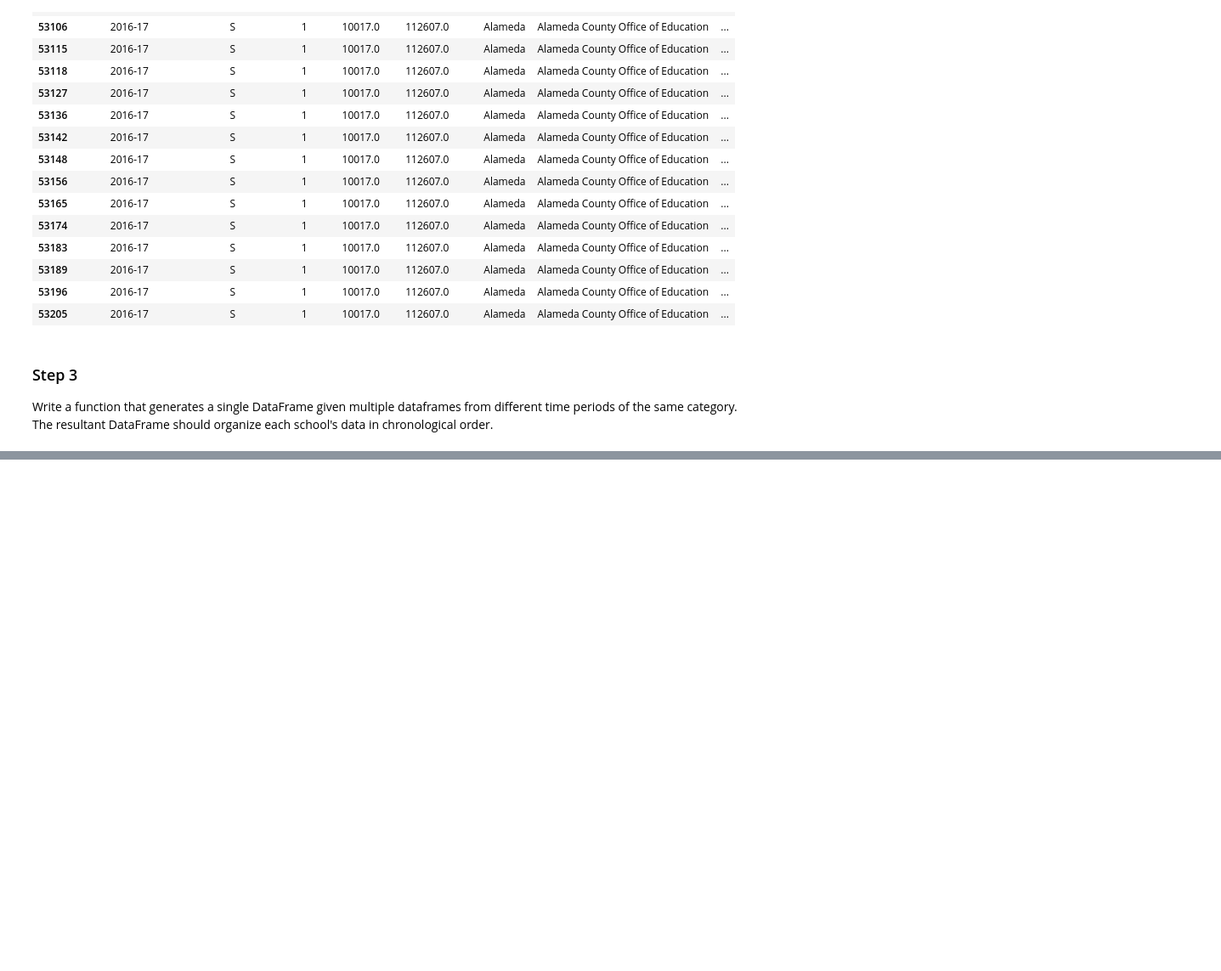
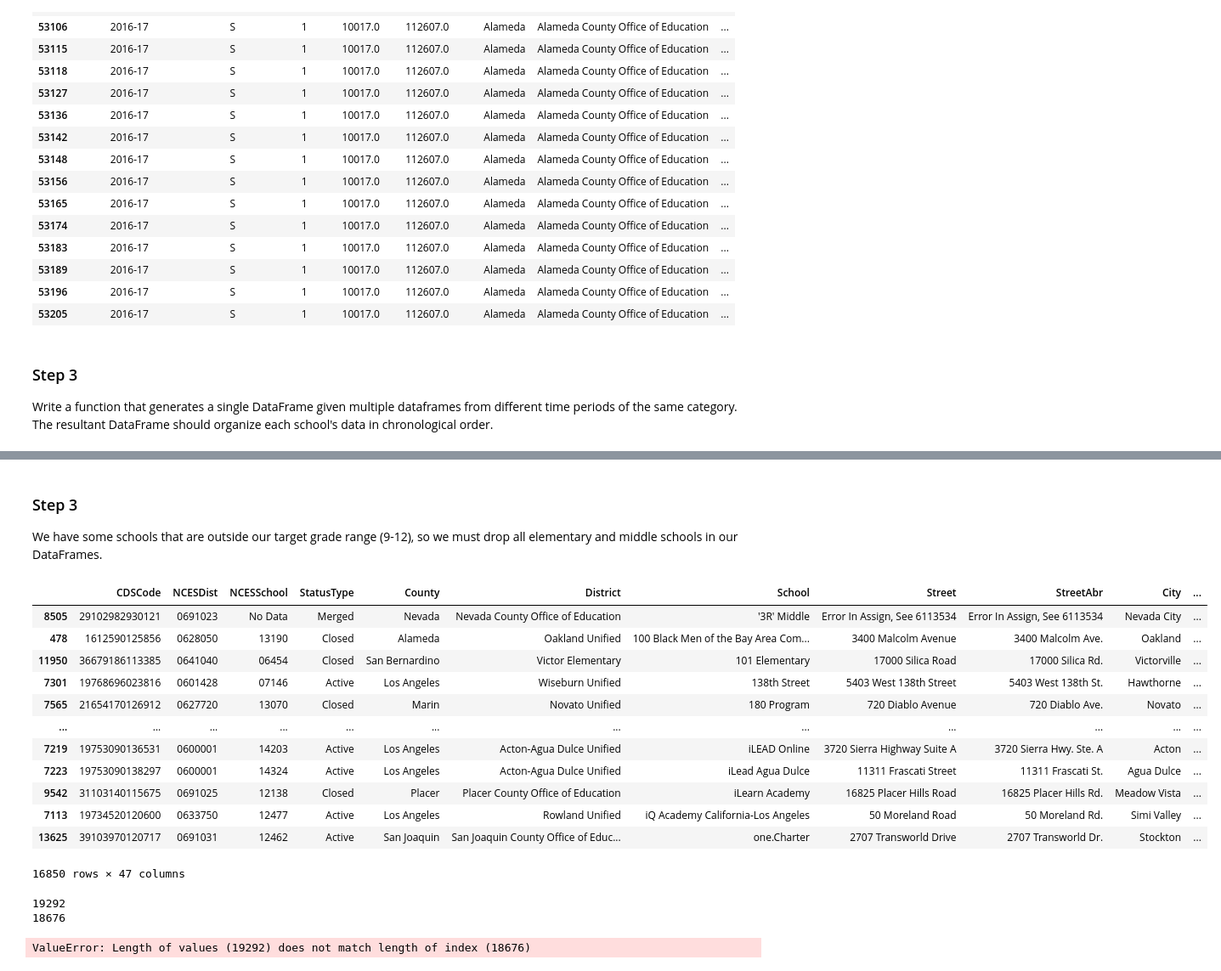
Before and after one commit to npcrites/california-school-analysis, a Jupyter notebook: Preprocessing.ipynb, the cells around one changed output, grey strips where cells are left out. Shown at 85% size. Cells and saved outputs as stored; diff of their text form; code cells hidden in the pictures; blank space fills up the shorter version.

```diff
--- a/Preprocessing.ipynb
+++ b/Preprocessing.ipynb
@@ -143,0 +159,9 @@ Write a function that generates a single DataFrame given multiple dataframes fro
+# %%
+test_merge = merge_df(new_df1,new_df2)
+#drop empty values
+misfitSchoolNames = []
+for i, col in enumerate(test_merge['SchoolName']):
+    if col  == 'No Data' or col == 0:
+        misfitSchoolNames.append(i)
+test_merge = test_merge.drop(misfitSchoolNames,axis = 0)
+test_merge
@@ -143,0 +182,35 @@ Write a function that generates a single DataFrame given multiple dataframes fro
+# %% [markdown]
+### Step 3
+We have some schools that are outside our target grade range (9-12), so we must drop all elementary and middle schools in our DataFrames.
+# %%
+#call read_text_file function on all public school types (2021)
+df_21schools = read_text_file("./txt_files/school_type_txt_files/pubschls.txt")
+# %%
+#drop rows that do not have unique school name
+misfitSchoolCodes = []
+for i, col in enumerate(df_21schools['School']):
+    if col  == 'No Data' or col == 0:
+        misfitSchoolCodes.append(i)
+df_21schools = df_21schools.drop(misfitSchoolCodes,axis = 0)
+# %%
+#sort dataframe in ascending alphabetical order
+def alphabetize_df(df):
+    df = df.sort_values('School', ascending=True)
+    return df
+# %%
+ordered_21Schools = alphabetize_df(df_21schools)
+ordered_21Schools
+# %% [output]
+|  | CDSCode | NCESDist | NCESSchool | StatusType | County | District | School | Street | StreetAbr | City | ... |
+| 8505 | 29102982930121 | 0691023 | No Data | Merged | Nevada | Nevada County Office of Education | '3R' Middle | Error In Assign, See 6113534 | Error In Assign, See 6113534 | Nevada City | ... |
+| 478 | 1612590125856 | 0628050 | 13190 | Closed | Alameda | Oakland Unified | 100 Black Men of the Bay Area Com... | 3400 Malcolm Avenue | 3400 Malcolm Ave. | Oakland | ... |
+| 11950 | 36679186113385 | 0641040 | 06454 | Closed | San Bernardino | Victor Elementary | 101 Elementary | 17000 Silica Road | 17000 Silica Rd. | Victorville | ... |
+| 7301 | 19768696023816 | 0601428 | 07146 | Active | Los Angeles | Wiseburn Unified | 138th Street | 5403 West 138th Street | 5403 West 138th St. | Hawthorne | ... |
+| 7565 | 21654170126912 | 0627720 | 13070 | Closed | Marin | Novato Unified | 180 Program | 720 Diablo Avenue | 720 Diablo Ave. | Novato | ... |
+| ... | ... | ... | ... | ... | ... | ... | ... | ... | ... | ... | ... |
+| 7219 | 19753090136531 | 0600001 | 14203 | Active | Los Angeles | Acton-Agua Dulce Unified | iLEAD Online | 3720 Sierra Highway Suite A | 3720 Sierra Hwy. Ste. A | Acton | ... |
+| 7223 | 19753090138297 | 0600001 | 14324 | Active | Los Angeles | Acton-Agua Dulce Unified | iLead Agua Dulce | 11311 Frascati Street | 11311 Frascati St. | Agua Dulce | ... |
+| 9542 | 31103140115675 | 0691025 | 12138 | Closed | Placer | Placer County Office of Education | iLearn Academy | 16825 Placer Hills Road | 16825 Placer Hills Rd. | Meadow Vista | ... |
+| 7113 | 19734520120600 | 0633750 | 12477 | Active | Los Angeles | Rowland Unified | iQ Academy California-Los Angeles | 50 Moreland Road | 50 Moreland Rd. | Simi Valley | ... |
+| 13625 | 39103970120717 | 0691031 | 12462 | Active | San Joaquin | San Joaquin County Office of Educ... | one.Charter | 2707 Transworld Drive | 2707 Transworld Dr. | Stockton | ... |
+16850 rows × 47 columns
@@ -143,0 +245,7 @@ Write a function that generates a single DataFrame given multiple dataframes fro
+# %%
+high_schooldf = drop_little_ones(test_merge,ordered_21Schools)
+high_schooldf
+# %% [output]
+19292
+18676
+ValueError: Length of values (19292) does not match length of index (18676)
```
Also changed, not shown: parts of 6 cells of this notebook.
